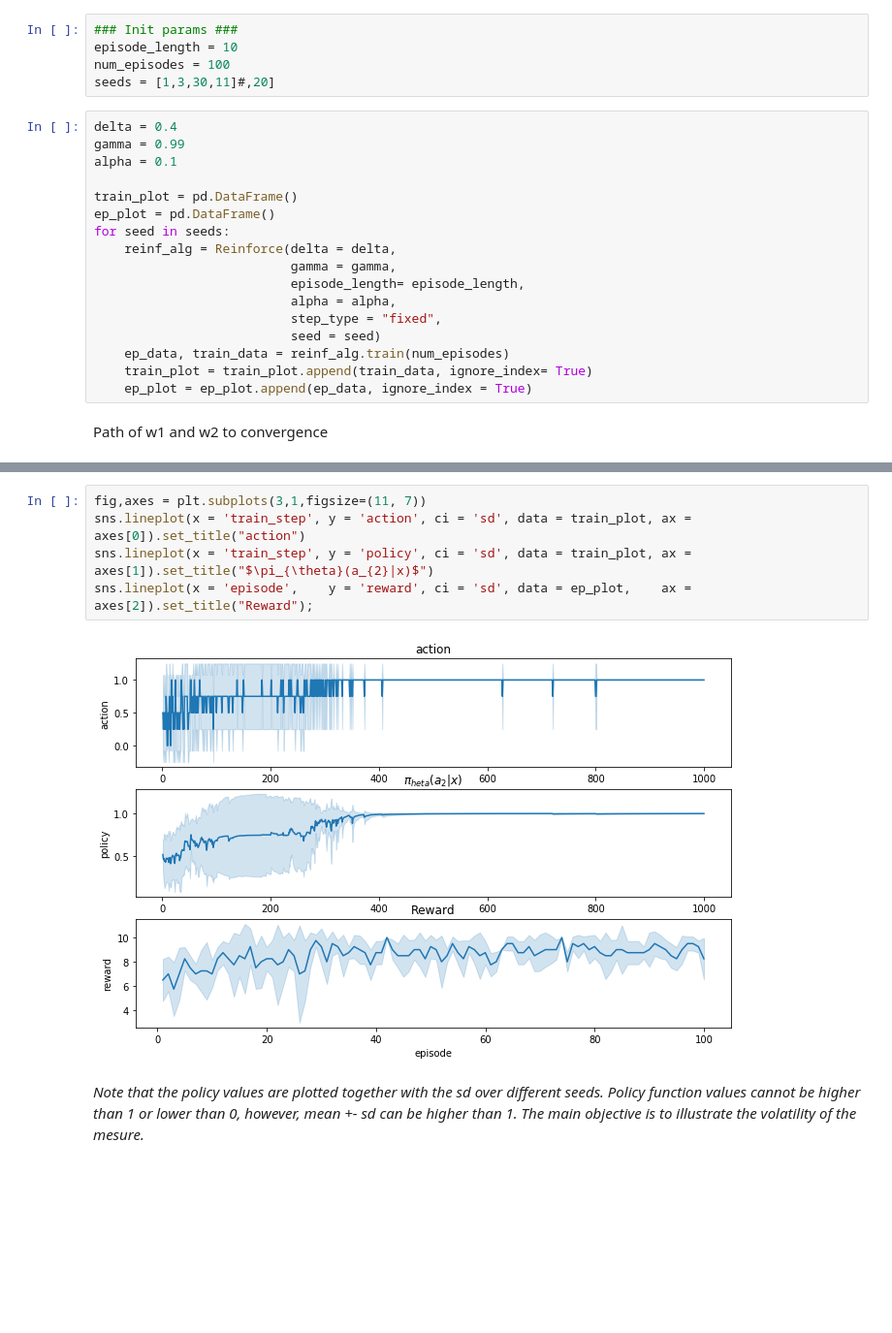
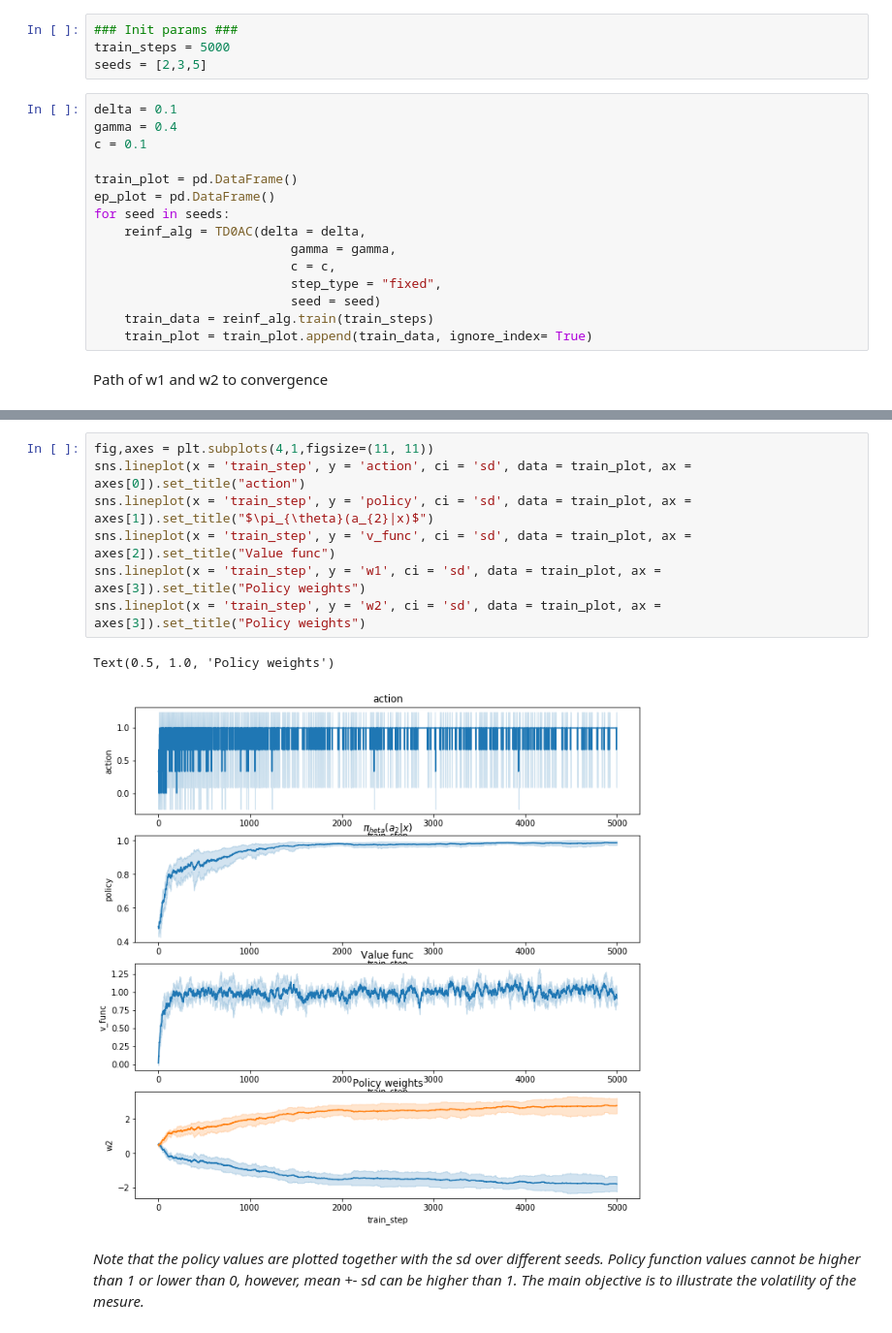
Before and after one commit to jrdmose/BGSE_Reinforcement_Learning, a Jupyter notebook: RL_exercises.ipynb, the cells around one changed output, grey strips where cells are left out. Shown at 97% size. Cells and saved outputs as stored; diff of their text form; blank space fills up the shorter version.

```diff
--- a/RL_exercises.ipynb
+++ b/RL_exercises.ipynb
@@ -192,25 +167,22 @@ class Reinforce():
 # %%
 ### Init params ###
-episode_length = 10
-num_episodes = 100
-seeds = [1,3,30,11]#,20]
+train_steps = 5000
+seeds = [2,3,5]
 # %%
-delta = 0.4
-gamma = 0.99
-alpha = 0.1
+delta = 0.1
+gamma = 0.4
+c = 0.1
 
 train_plot = pd.DataFrame()
 ep_plot = pd.DataFrame()
 for seed in seeds:
-    reinf_alg = Reinforce(delta = delta,
+    reinf_alg = TD0AC(delta = delta,
                           gamma = gamma,
-                          episode_length= episode_length,
-                          alpha = alpha,
+                          c = c,
                           step_type = "fixed",
                           seed = seed)
-    ep_data, train_data = reinf_alg.train(num_episodes)
+    train_data = reinf_alg.train(train_steps)
     train_plot = train_plot.append(train_data, ignore_index= True)
-    ep_plot = ep_plot.append(ep_data, ignore_index = True)
 # %% [markdown]
 Path of w1 and w2 to convergence
 # %%
@@ -225,10 +194,13 @@ plt.plot(train_plot.w2.tail(1),train_plot.w1.tail(1) ,'*', markersize=20, color=
 # %%
-fig,axes = plt.subplots(3,1,figsize=(11, 7))
+fig,axes = plt.subplots(4,1,figsize=(11, 11))
 sns.lineplot(x = 'train_step', y = 'action', ci = 'sd', data = train_plot, ax = axes[0]).set_title("action")
 sns.lineplot(x = 'train_step', y = 'policy', ci = 'sd', data = train_plot, ax = axes[1]).set_title("$\pi_{\theta}(a_{2}|x)$")
-sns.lineplot(x = 'episode',    y = 'reward', ci = 'sd', data = ep_plot,    ax = axes[2]).set_title("Reward");
+sns.lineplot(x = 'train_step', y = 'v_func', ci = 'sd', data = train_plot, ax = axes[2]).set_title("Value func")
+sns.lineplot(x = 'train_step', y = 'w1', ci = 'sd', data = train_plot, ax = axes[3]).set_title("Policy weights")
+sns.lineplot(x = 'train_step', y = 'w2', ci = 'sd', data = train_plot, ax = axes[3]).set_title("Policy weights")
 # %% [output]
+Text(0.5, 1.0, 'Policy weights')
-[figure, old version]
+[figure, new version]
 # %% [markdown]
 *Note that the policy values are plotted together with the sd over different seeds. Policy function values cannot be higher than 1 or lower than 0, however, mean +- sd can be higher than 1. The main objective is to illustrate the volatility of the mesure.*
 # %% [markdown]
```
Also changed, not shown: parts of 15 cells of this notebook.
